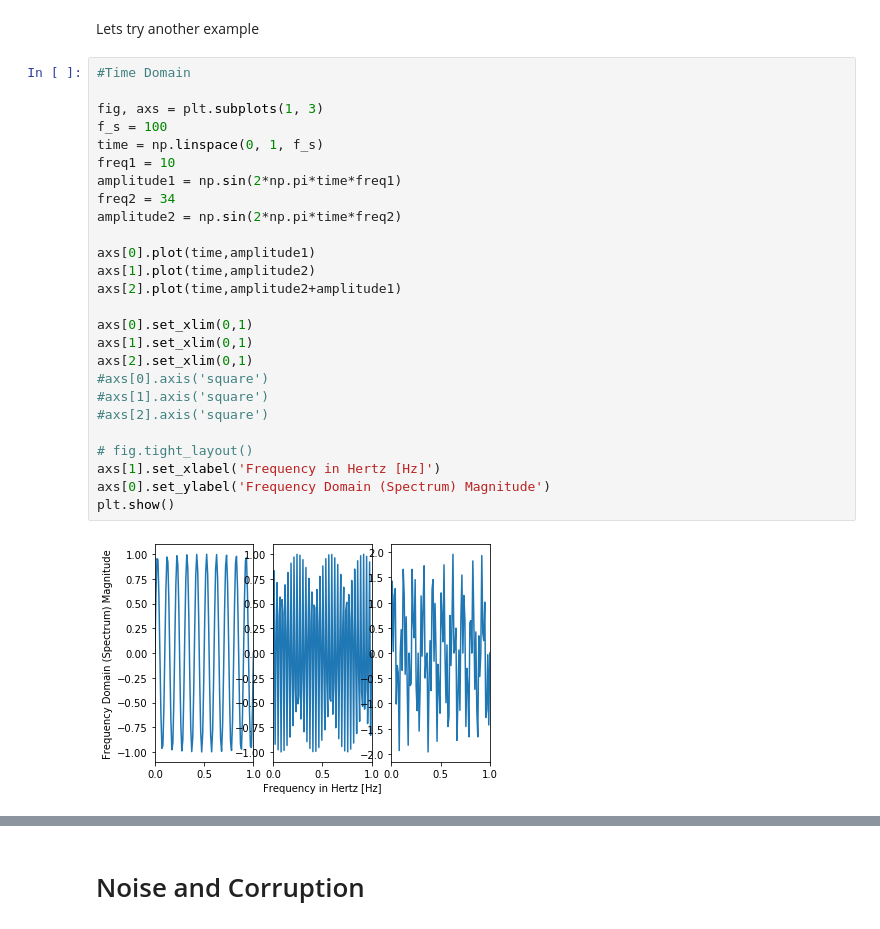
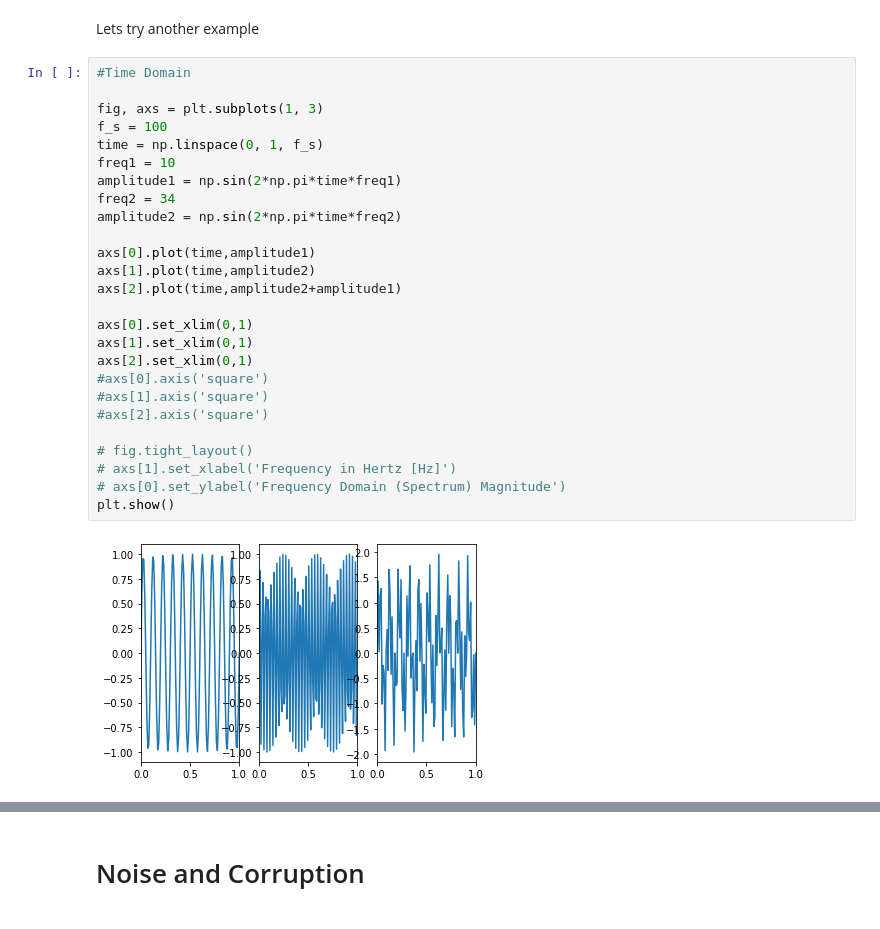
Before and after one commit to BlohmLab/NSCI801-QuantNeuro, a Jupyter notebook: NSCI801_acquisition_filters.ipynb, the cells around one changed output, grey strips where cells are left out. Drawn from its saved outputs; the diff is of its cells as text.

```diff
--- a/NSCI801_acquisition_filters.ipynb
+++ b/NSCI801_acquisition_filters.ipynb
@@ -229,31 +235,31 @@ Lets try another example
 # %%
 #Time Domain
 
 fig, axs = plt.subplots(1, 3)
 f_s = 100
 time = np.linspace(0, 1, f_s)
 freq1 = 10
 amplitude1 = np.sin(2*np.pi*time*freq1)
 freq2 = 34
 amplitude2 = np.sin(2*np.pi*time*freq2)
 
 axs[0].plot(time,amplitude1)
 axs[1].plot(time,amplitude2)
 axs[2].plot(time,amplitude2+amplitude1)
 
 axs[0].set_xlim(0,1)
 axs[1].set_xlim(0,1)
 axs[2].set_xlim(0,1)
 #axs[0].axis('square')
 #axs[1].axis('square')
 #axs[2].axis('square')
 
 # fig.tight_layout()
-axs[1].set_xlabel('Frequency in Hertz [Hz]')
-axs[0].set_ylabel('Frequency Domain (Spectrum) Magnitude')
+# axs[1].set_xlabel('Frequency in Hertz [Hz]')
+# axs[0].set_ylabel('Frequency Domain (Spectrum) Magnitude')
 plt.show()
 # %% [output]
-[figure, old version]
+[figure, new version]
 # %%
 #Frequency Domain
 from scipy import fftpack
```
Also changed, not shown: parts of 21 cells of this notebook.
